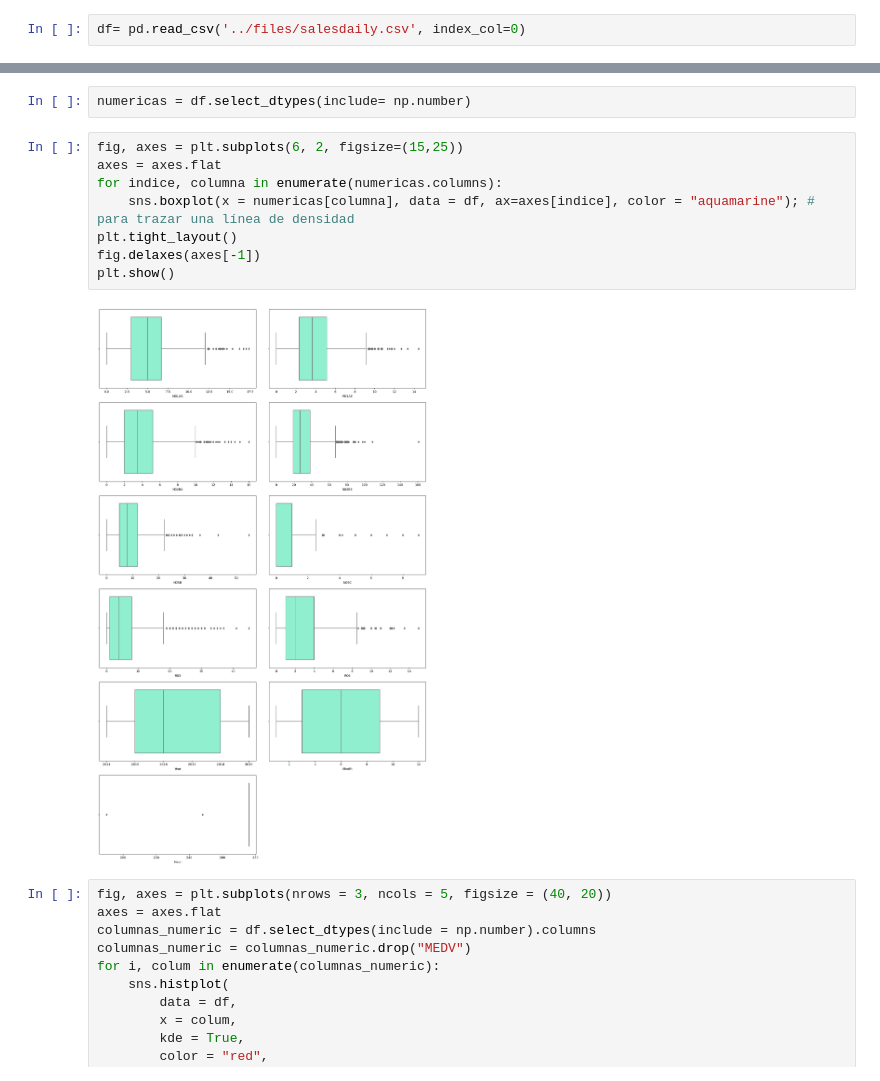
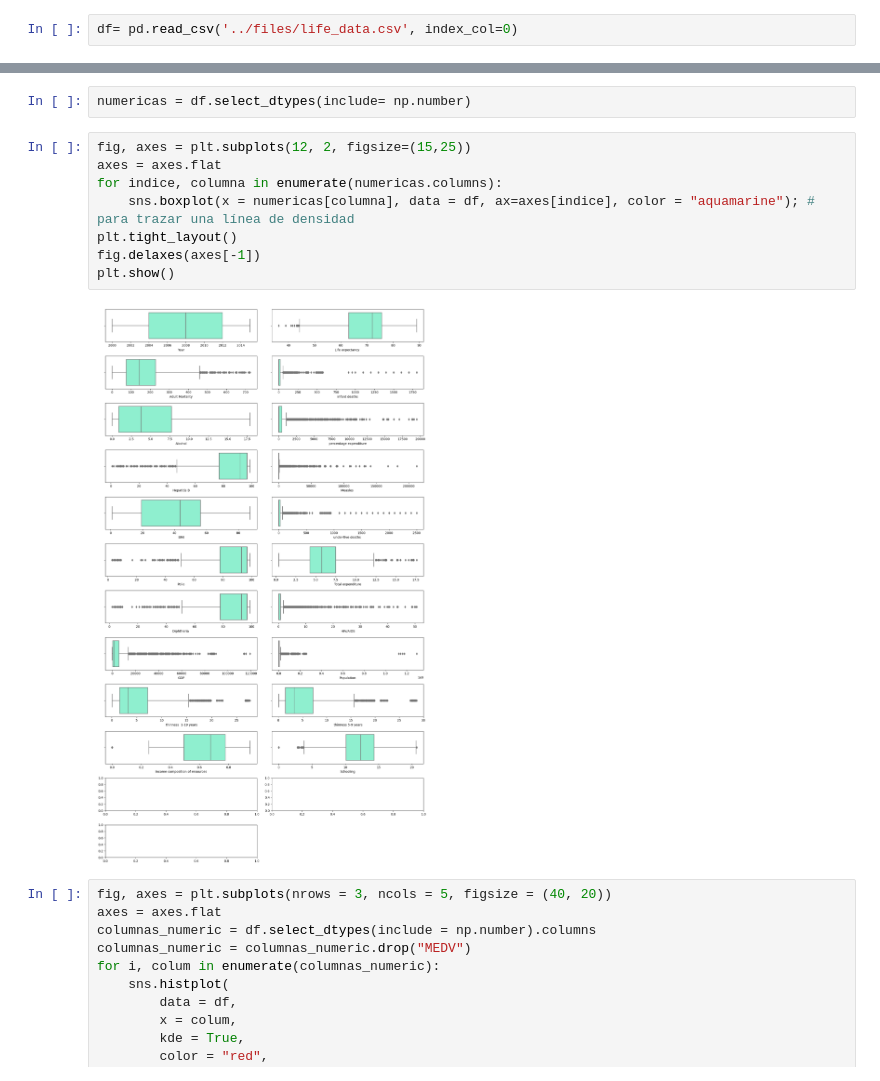
Before and after one commit to Adalab/DA-promo-c-modulo-3-sprint-1-Ximena-Anahi, a Jupyter notebook: 1. Regresion Lineal/pp-intro-machine-learning.ipynb, the cells around one changed output, grey strips where cells are left out. Drawn from its saved outputs; the diff is of its cells as text.

```diff
--- a/1. Regresion Lineal/pp-intro-machine-learning.ipynb
+++ b/1. Regresion Lineal/pp-intro-machine-learning.ipynb
@@ -32,7 +32,7 @@ import warnings
 
 pd.options.display.max_columns = None
 # %%
-df= pd.read_csv('../files/salesdaily.csv', index_col=0)
+df= pd.read_csv('../files/life_data.csv', index_col=0)
 # %% [markdown]
 ---
 # %% [markdown]
@@ -100,15 +98,15 @@ df.duplicated().sum()
 # %%
 numericas = df.select_dtypes(include= np.number)
 # %%
-fig, axes = plt.subplots(6, 2, figsize=(15,25))
+fig, axes = plt.subplots(12, 2, figsize=(15,25))
 axes = axes.flat
 for indice, columna in enumerate(numericas.columns):
     sns.boxplot(x = numericas[columna], data = df, ax=axes[indice], color = "aquamarine"); # para trazar una línea de densidad
 plt.tight_layout()
 fig.delaxes(axes[-1])
 plt.show()
 # %% [output]
-[figure, old version]
+[figure, new version]
 # %%
 fig, axes = plt.subplots(nrows = 3, ncols = 5, figsize = (40, 20))
 axes = axes.flat
```
Also changed, not shown: parts of 9 cells of this notebook, 2 other files.
